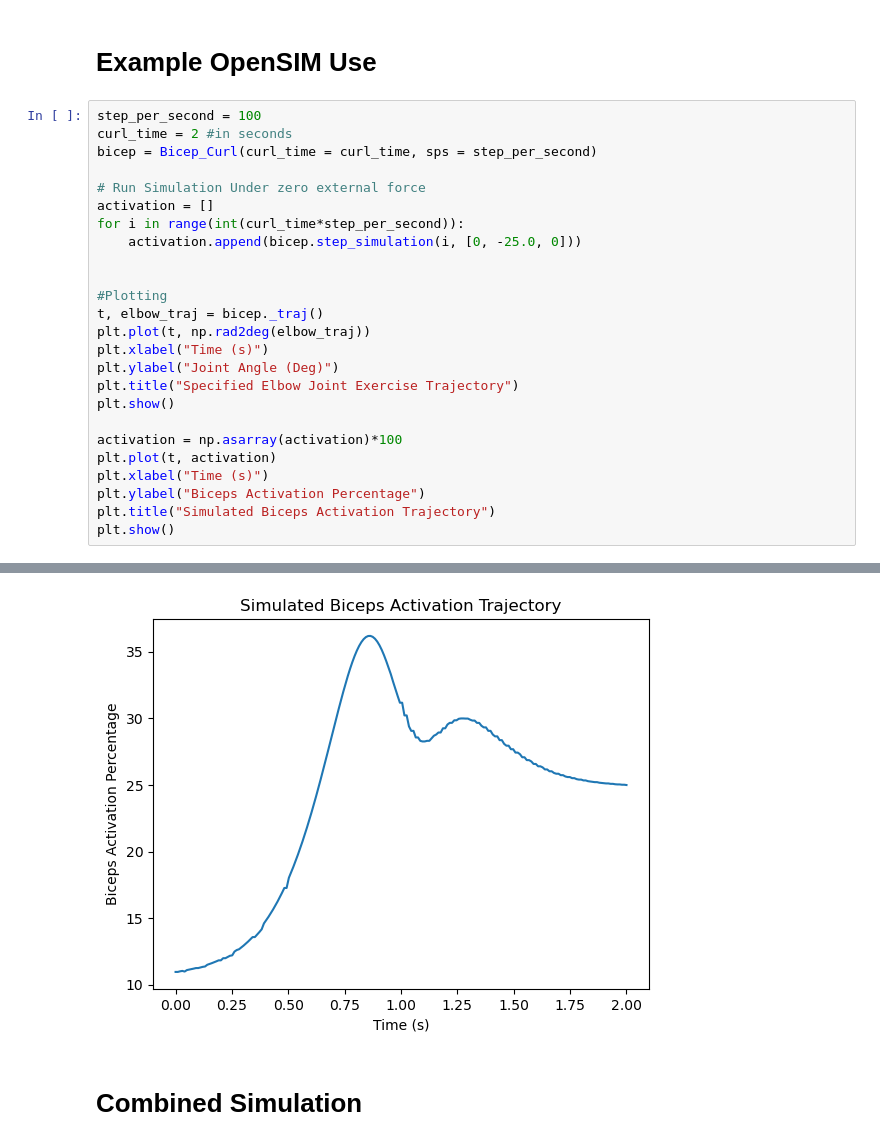
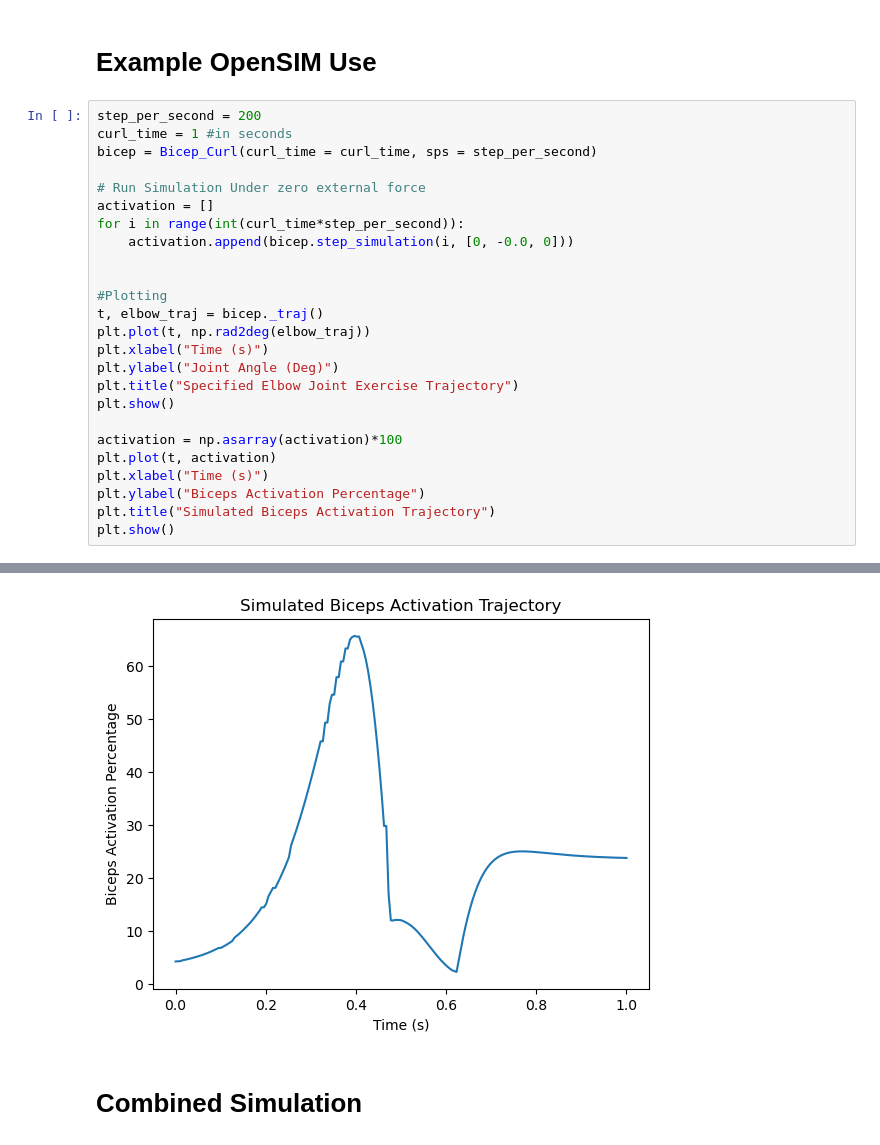
Before and after one commit to aaronjohnsabu1999/flexiforce, a Jupyter notebook: Simulation.ipynb, the cells around one changed output, grey strips where cells are left out. Cells and saved outputs as stored; diff of their text form.

```diff
--- a/Simulation.ipynb
+++ b/Simulation.ipynb
@@ -49,14 +49,14 @@ Gravity: ~[0,-9.8066,0]
 # %% [markdown]
 # **Example OpenSIM Use**
 # %%
-step_per_second = 100
-curl_time = 2 #in seconds
+step_per_second = 200
+curl_time = 1 #in seconds
 bicep = Bicep_Curl(curl_time = curl_time, sps = step_per_second)
 
 # Run Simulation Under zero external force
 activation = []
 for i in range(int(curl_time*step_per_second)):
-    activation.append(bicep.step_simulation(i, [0, -25.0, 0]))
+    activation.append(bicep.step_simulation(i, [0, -0.0, 0]))
 
 
 #Plotting
@@ -78,4 +78,4 @@ plt.show()
-[figure, old version]
+[figure, new version]
 # %% [markdown]
 # **Combined Simulation**
 # %%
```
Also changed, not shown: parts of 2 cells of this notebook, 8 other files.
